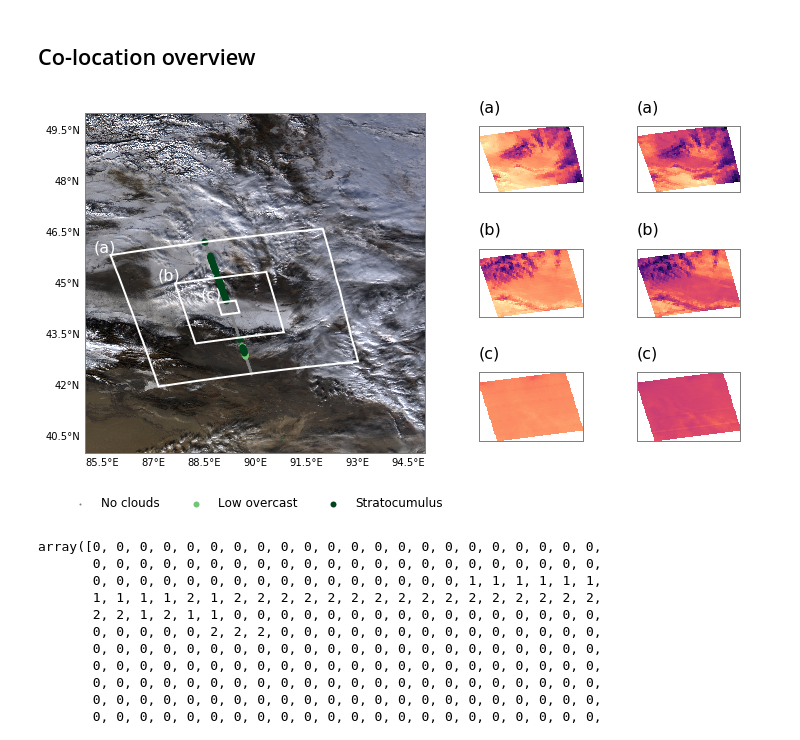
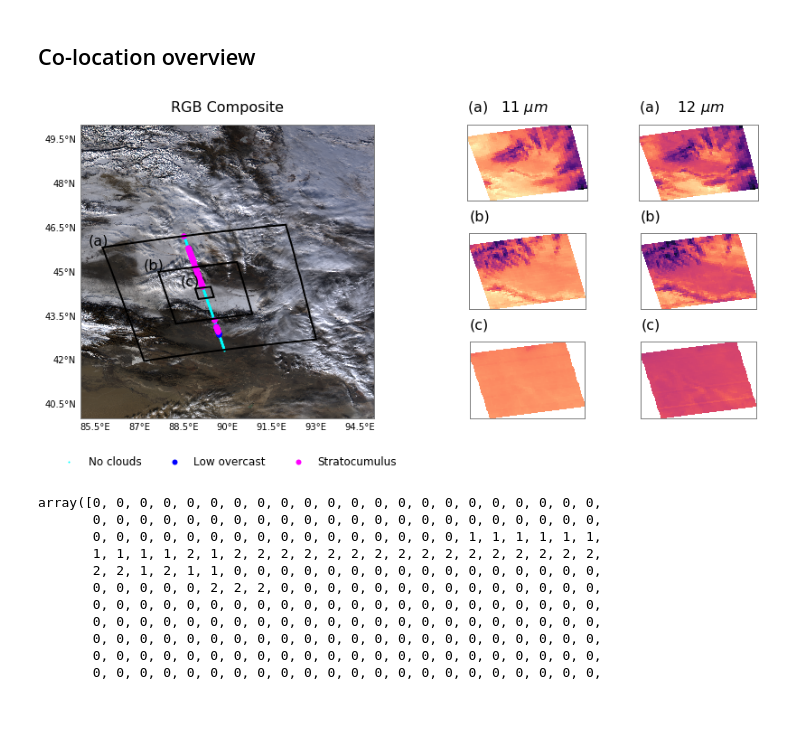
Before and after one commit to Arcane561/cloud_colocations, a Jupyter notebook: notebooks/plot_collocations.ipynb, the cells around one changed output. Cells and saved outputs as stored; diff of their text form; code cells hidden in the pictures; blank space fills up the shorter version.

```diff
--- a/notebooks/plot_collocations.ipynb
+++ b/notebooks/plot_collocations.ipynb
@@ -19,0 +27,10 @@ modis_geo_granule = ModisMyd03("../cache/MYD03.A2009002.0715.006.2012054204904.h
+# %%
+from cloud_colocations.formats import Hdf4File
+caliop_data = Hdf4File("../cache/CAL_LID_L1-Standard-V4-10.2009-01-02T06-34-02ZD.hdf")
+lats = caliop_data.file_handle.select("Latitude")[:]
+i = np.where(lats > 42.0)[0][0]
+j = np.where(lats > 46.0)[0][0]
+lats = lats[i : j]
+lons = caliop_data.file_handle.select("Longitude")[:][i : j]
+bs   = caliop_data.file_handle.select("Total_Attenuated_Backscatter_532")[:][i : j]
+p    = caliop_data.file_handle.select("Pressure")[:][i : j, :]
@@ -79,45 +194,46 @@ def get_boundary(lats, lons):
     return bs
 # %%
 gs = GridSpec(3, 9)
-f = plt.figure(figsize = (10, 6))
+f = plt.figure(figsize = (12, 6))
 
 #
 # Modis granule
 #
 from matplotlib.patches import Polygon
-ax, img = plot_modis_granule_composite(modis_granule, modis_geo_granule, grid_spec = gs[:, :5], gain = 0.5)
+ax, img, _ = plot_modis_granule_composite(modis_granule, modis_geo_granule, grid_spec = gs[:, :5], gain = 0.5)
 
 colors = plt.get_cmap("Greens", 3)
 ccs = data.caliop_ss_11_data.variables["cloud_class"][col_ind, :]
 inds = ccs == 0
-ax.scatter(lons_caliop[inds], lats_caliop[inds], c = "grey", s = 4.0, label = "No clouds")
+ax.scatter(lons_caliop[inds], lats_caliop[inds], c = "aqua", s = 4.0, label = "No clouds")
 
 ccs = data.caliop_ss_11_data.variables["cloud_class"][col_ind, :]
 inds = ccs == 1
-ax.scatter(lons_caliop[inds], lats_caliop[inds], c = colors(1), label = "Low overcast")
+ax.scatter(lons_caliop[inds], lats_caliop[inds], c = "blue", label = "Low overcast")
 
 ccs = data.caliop_ss_11_data.variables["cloud_class"][col_ind, :]
 inds = ccs == 2
-ax.scatter(lons_caliop[inds], lats_caliop[inds], c = colors(2), label = "Stratocumulus")
+ax.scatter(lons_caliop[inds], lats_caliop[inds], c = "magenta", label = "Stratocumulus")
 
 ax.legend(ncol = 3, loc = "lower center", bbox_to_anchor = [0.5, -0.2], fontsize = 12)
 
 xy = get_boundary(lons_modis_11, lats_modis_11)
-p  = Polygon(xy = xy, edgecolor = "white", color = None, fill = False, lw = 2)
+p  = Polygon(xy = xy, edgecolor = "black", color = None, fill = False, lw = 2)
 ax.add_patch(p)
 
 text_offset = np.array([-0.5, 0.1])
-ax.annotate("(a)", xy[xy.shape[0] // 2, :] + text_offset, color = "white", fontsize = 16)
+ax.annotate("(a)", xy[xy.shape[0] // 2, :] + text_offset, color = "black", fontsize = 16)
 
 xy = get_boundary(lons_modis_5, lats_modis_5)
-p  = Polygon(xy = xy, edgecolor = "white", color = None, fill = False, lw = 2)
+p  = Polygon(xy = xy, edgecolor = "black", color = None, fill = False, lw = 2)
 ax.add_patch(p)
-ax.annotate("(b)", xy[xy.shape[0] // 2, :] + text_offset, color = "white", fontsize = 16)
+ax.annotate("(b)", xy[xy.shape[0] // 2, :] + text_offset, color = "black", fontsize = 16)
 
 xy = get_boundary(lons_modis, lats_modis)
-p  = Polygon(xy = xy, edgecolor = "white", color = None, fill = False, lw = 2)
+p  = Polygon(xy = xy, edgecolor = "black", color = None, fill = False, lw = 2)
 ax.add_patch(p)
-ax.annotate("(c)", xy[xy.shape[0] // 2, :] + text_offset, color = "white", fontsize = 16)
+ax.annotate("(c)", xy[xy.shape[0] // 2, :] + text_offset, color = "black", fontsize = 16)
+ax.set_title("RGB Composite", fontsize = 16)
 
 
 ax.set_xlim(lon_lims)
@@ -130,46 +246,58 @@ from cloud_colocations.plots import grid_to_edges
 lats = data.modis_ss_11_data.variables["lats"][col_ind, :, :]
 lons = data.modis_ss_11_data.variables["lons"][col_ind, :, :]
 x = data.modis_ss_11_data.variables["band_30"][col_ind, :, :]
-ax, img = plot_scalar_field(x, lats, lons, grid_spec = gs[0, 5:7])
-ax.set_title("(a)", loc = "left", size = 16)
+ax, img, gl = plot_scalar_field(x, lats, lons, grid_spec = gs[0, 5:7])
+gl.ylabels_left   = False
+gl.xlabels_bottom = False
+ax.set_title("(a)   11 $\mu m$", loc = "left", size = 16)
 norm = img.norm
 
 lats = data.modis_ss_5_data.variables["lats"][col_ind, :, :]
 lons = data.modis_ss_5_data.variables["lons"][col_ind, :, :]
 x = data.modis_ss_5_data.variables["band_30"][col_ind, :, :]
-ax, _ = plot_scalar_field(x, lats, lons, grid_spec = gs[1, 5:7], norm = norm)
+ax, _, gl = plot_scalar_field(x, lats, lons, grid_spec = gs[1, 5:7], norm = norm)
+gl.ylabels_left   = False
+gl.xlabels_bottom = False
 ax.set_title("(b)", loc = "left", size = 16)
 
 lats = data.modis_data.variables["lats"][col_ind, :, :]
 lons = data.modis_data.variables["lons"][col_ind, :, :]
 x = data.modis_data.variables["band_30"][col_ind, :, :]
-ax, _ = plot_scalar_field(x, lats, lons, grid_spec = gs[2, 5:7], norm = norm)
+ax, _, gl = plot_scalar_field(x, lats, lons, grid_spec = gs[2, 5:7], norm = norm)
+gl.ylabels_left   = False
+gl.xlabels_bottom = False
 ax.set_title("(c)", loc = "left", size = 16)
 
 lats = data.modis_ss_11_data.variables["lats"][col_ind, :, :]
 lons = data.modis_ss_11_data.variables["lons"][col_ind, :, :]
 x = data.modis_ss_11_data.variables["band_31"][col_ind, :, :]
-ax, img = plot_scalar_field(x, lats, lons, grid_spec = gs[0, 7:])
-ax.set_title("(a)", loc = "left", size = 16)
+ax, img, gl = plot_scalar_field(x, lats, lons, grid_spec = gs[0, 7:])
+gl.ylabels_left   = False
+gl.xlabels_bottom = False
+ax.set_title("(a)    12 $\mu m$", loc = "left", size = 16)
 norm = img.norm
 
 lats = data.modis_ss_5_data.variables["lats"][col_ind, :, :]
 lons = data.modis_ss_5_data.variables["lons"][col_ind, :, :]
 x = data.modis_ss_5_data.variables["band_31"][col_ind, :, :]
-ax, _ = plot_scalar_field(x, lats, lons, grid_spec = gs[1, 7:], norm = norm)
+ax, _, gl = plot_scalar_field(x, lats, lons, grid_spec = gs[1, 7:], norm = norm)
+gl.ylabels_left   = False
+gl.xlabels_bottom = False
 ax.set_title("(b)", loc = "left", size = 16)
 
 lats = data.modis_data.variables["lats"][col_ind, :, :]
 lons = data.modis_data.variables["lons"][col_ind, :, :]
 x = data.modis_data.variables["band_31"][col_ind, :, :]
-ax, _ = plot_scalar_field(x, lats, lons, grid_spec = gs[2, 7:], norm = norm)
+ax, _, gl = plot_scalar_field(x, lats, lons, grid_spec = gs[2, 7:], norm = norm)
+gl.ylabels_left   = False
+gl.xlabels_bottom = False
 ax.set_title("(c)", loc = "left", size = 16)
 
 plt.tight_layout()
 
 f.savefig("../plots/colocation_overview.png", bbox_inches = "tight")
 # %% [output]
-[figure, old version]
+[figure, new version]
 # %%
 data.caliop_ss_11_data.variables["cloud_class"][col_ind, :]
 # %% [output]
```
Also changed, not shown: parts of 11 cells of this notebook, 7 other files.
